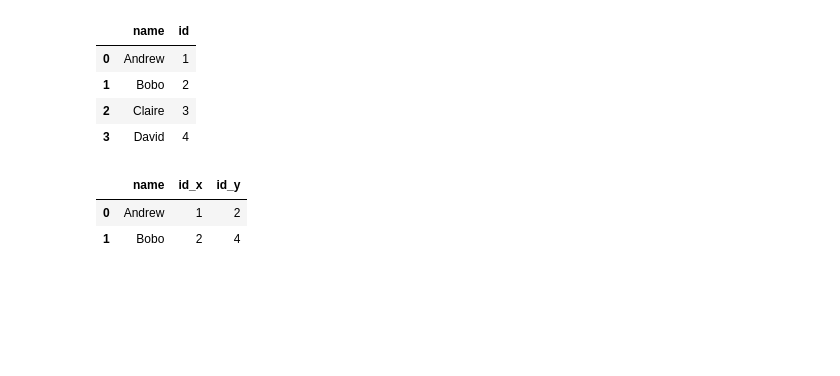
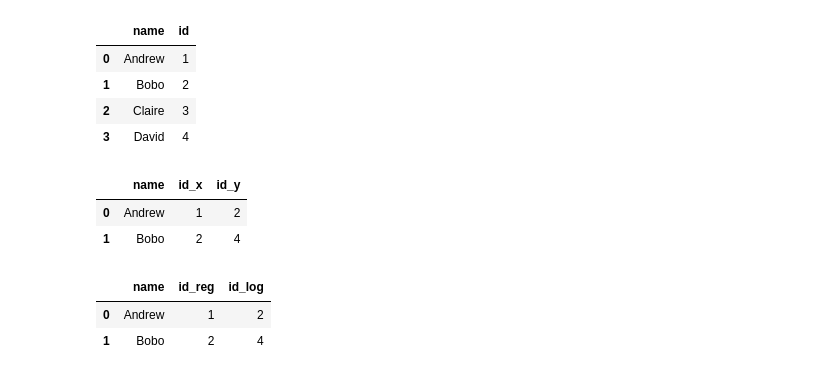
Before and after one commit to machadojoy/Pandas_practice, a Jupyter notebook: combining_dataframes.ipynb, the cells around one changed output. Cells and saved outputs as stored; diff of their text form; code cells hidden in the pictures; blank space fills up the shorter version.

```diff
--- a/combining_dataframes.ipynb
+++ b/combining_dataframes.ipynb
@@ -232,4 +232,8 @@ pd.merge(registrations, logins, how="inner", on="name")
 | 0 | Andrew | 1 | 2 |
 | 1 | Bobo | 2 | 4 |
 # %%
-pd.merge(registrations, logins, how="inner", on="name", suffixes=)
+pd.merge(registrations, logins, how="inner", on="name", suffixes=("_reg", "_log"))
+# %% [output]
+|  | name | id_reg | id_log |
+| 0 | Andrew | 1 | 2 |
+| 1 | Bobo | 2 | 4 |
```
Also changed, not shown: 1 other file.
